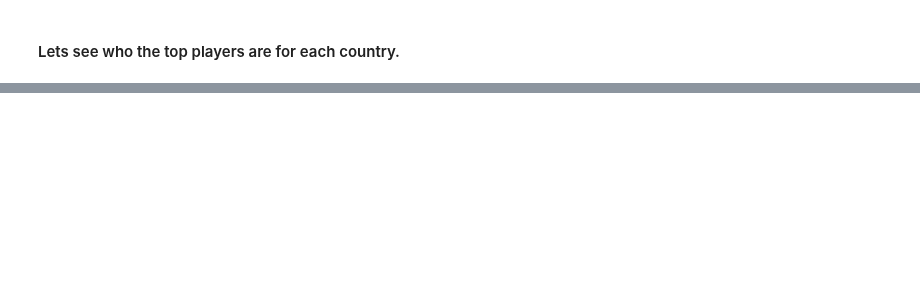
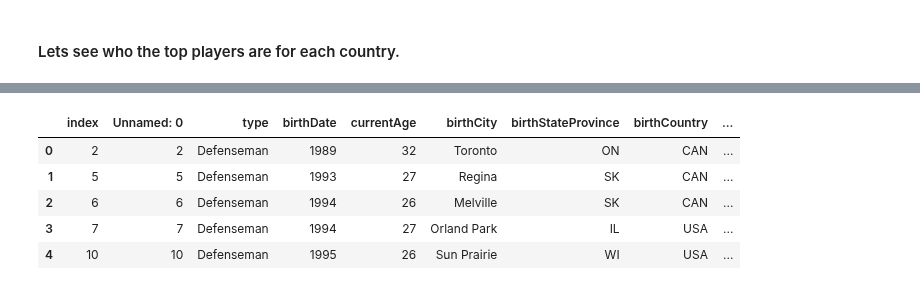
Before and after one commit to kyledufrane/NHL-Salary-Predictions, a Jupyter notebook: Data_Prep.ipynb, the cells around one changed output, grey strips where cells are left out. Saved outputs shown, nothing was run; the diff lists cells and outputs as text; code cells hidden in the pictures; blank space fills up the shorter version.

```diff
--- a/Data_Prep.ipynb
+++ b/Data_Prep.ipynb
@@ -382,3 +334,12 @@ plt.savefig('images/shootsCatches_boxplot');
 # %%
 final_df.to_csv('data/cleaned_players_df.csv')
 final_df_goalies.to_csv('data/dirty_goalies_df.csv')
+# %%
+final_df.head()
+# %% [output]
+|  | index | Unnamed: 0 | type | birthDate | currentAge | birthCity | birthStateProvince | birthCountry | ... |
+| 0 | 2 | 2 | Defenseman | 1989 | 32 | Toronto | ON | CAN | ... |
+| 1 | 5 | 5 | Defenseman | 1993 | 27 | Regina | SK | CAN | ... |
+| 2 | 6 | 6 | Defenseman | 1994 | 26 | Melville | SK | CAN | ... |
+| 3 | 7 | 7 | Defenseman | 1994 | 27 | Orland Park | IL | USA | ... |
+| 4 | 10 | 10 | Defenseman | 1995 | 26 | Sun Prairie | WI | USA | ... |
```
Also changed, not shown: parts of 22 cells of this notebook, 6 other files.
